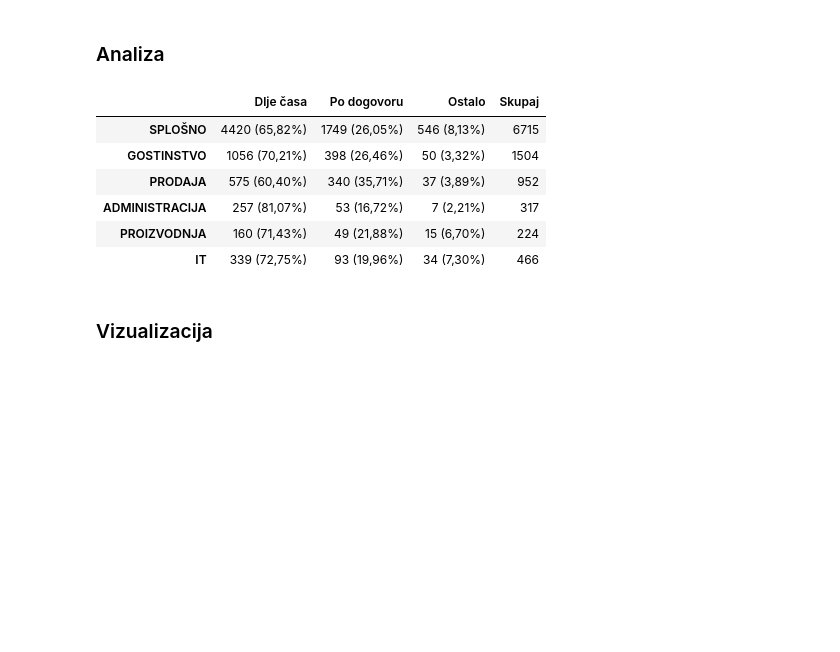
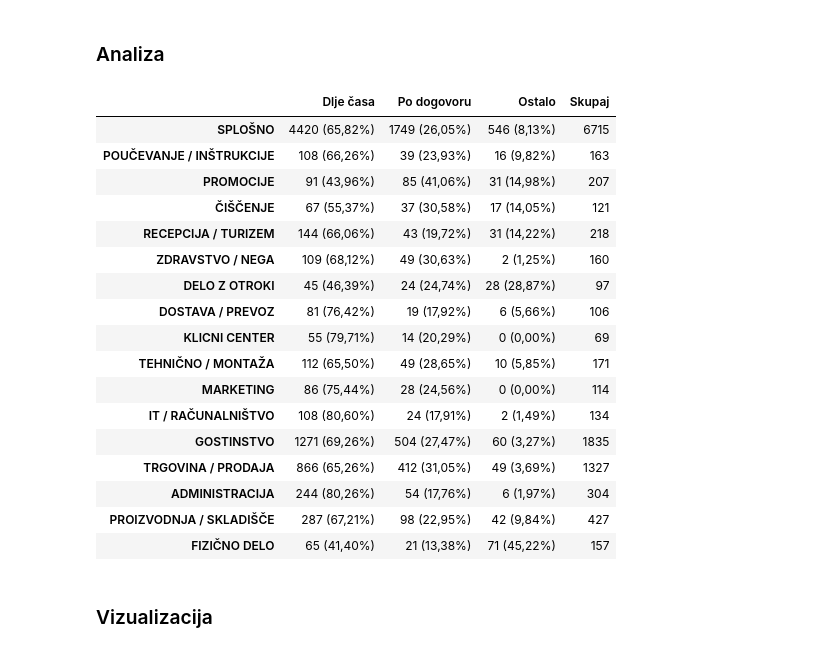
Before and after one commit to svenko99/PR2608, a Jupyter notebook: src/notebook/rezultati.ipynb, the cells around one changed output. Saved outputs shown, nothing was run; the diff lists cells and outputs as text; code cells hidden in the pictures; blank space fills up the shorter version.

```diff
--- a/src/notebook/rezultati.ipynb
+++ b/src/notebook/rezultati.ipynb
@@ -401,7 +401,8 @@ languages = {
     "JavaScript": r"\bJavaScript[aeiou]?\b|\bNode(?:\.?js|JS)\b",
     "PHP": r"\bPHP(?:j?[aeiou])?\b",
     "SQL": r"\b(?:My|Postgre)?SQL(?:j?[aeiou])?\b|\bMariaDB\b",
-    "Java": r"\bJav[aeiou]\b(?!Script)",  # Java/Javo/Jave/Javi — vedno ima samoglasnik
+    "Java": r"\bJav[aeo]\b(?!Script)",
+    # ujame Java/Javo/Jave (sklonjene oblike); "Javi" izpuščen, ker je v slovenščini pretežno glagol ("se javi")
     "C#": r"\bC#(?![a-zA-Z0-9])",  # \b ne deluje za # ker ni word char
     "C++": r"\bC\+\+(?![a-zA-Z0-9])",  # isto za +
     "TypeScript": r"\bTypeScript[aeiou]?\b",
@@ -763,18 +791,41 @@ titles = (data["title"].fillna("") + " " + data["subtitle"].fillna("")).str.uppe
 
 
 def categorize(title):
-    if "PROGRAMIRANJE" in title or "IT" in title:
-        return "IT"
-    elif "STREŽBA" in title or "KUHINJI" in title:
+    # Specifične niše najprej (zmagajo nad bolj splošnimi).
+    if "POUČEVAN" in title or "INŠTRUKCIJ" in title or "TUTOR" in title:
+        return "POUČEVANJE / INŠTRUKCIJE"
+    if "PROMOCIJ" in title or "POSPEŠEVAN" in title or "ANKETIRAN" in title:
+        return "PROMOCIJE"
+    if "ČIŠČENJ" in title:
+        return "ČIŠČENJE"
+    if "RECEPCIJ" in title or "TURIZ" in title:
+        return "RECEPCIJA / TURIZEM"
+    if "ZDRAVSTV" in title or " NEGA" in title or "FIZIOTER" in title or "MEDICIN" in title or "KINEZIOLOG" in title:
+        return "ZDRAVSTVO / NEGA"
+    if "OTROK" in title or "OTROČ" in title or "VARSTV" in title or "ANIMATOR" in title:
+        return "DELO Z OTROKI"
+    if "DOSTAV" in title or "RAZVOZ" in title or "KURIR" in title or "ŠOFER" in title:
+        return "DOSTAVA / PREVOZ"
+    if "KLICNI" in title or "TELEFONIST" in title:
+        return "KLICNI CENTER"
+    if "MONTAŽ" in title or "GRADBEN" in title or "ELEKTROTEHN" in title or "MONTER" in title:
+        return "TEHNIČNO / MONTAŽA"
+    if "MARKETING" in title or "TRŽENJ" in title:
+        return "MARKETING"
+    if "PROGRAMIR" in title or " IT " in title or title.startswith("IT ") or title.endswith(
+            " IT") or "SPLETN" in title or "RAČUNALNIŠ" in title:
+        return "IT / RAČUNALNIŠTVO"
+    if "STREŽB" in title or "KUHINJ" in title or "NATAKAR" in title or "POMIVANJ" in title:
         return "GOSTINSTVO"
-    elif "TRGOVINI" in title or "PRODAJA" in title or "BLAGAJNIK" in title:
-        return "PRODAJA"
-    elif "ADMINISTRATIVNA" in title or "ADMINISTRACIJA" in title:
+    if "TRGOVIN" in title or "PRODAJ" in title or "BLAGAJN" in title or "BENCINSK" in title or "POLNJENJ POLIC" in title:
+        return "TRGOVINA / PRODAJA"
+    if "ADMINISTR" in title or "TAJNIK" in title:
         return "ADMINISTRACIJA"
-    elif "PROIZVODNJI" in title or "PROIZVODNJA" in title:
-        return "PROIZVODNJA"
-    else:
-        return "OSTALO"
+    if "PROIZVODNJ" in title or "PAKIRAN" in title or "SKLADIŠČ" in title:
+        return "PROIZVODNJA / SKLADIŠČE"
+    if "FIZIČN" in title or "DVIGOVAN" in title or "NAKLAD" in title:
+        return "FIZIČNO DELO"
+    return "OSTALO"
 
 
 data["category"] = titles.map(categorize)
@@ -792,39 +843,55 @@ def make_table(df):
     })
 
     return result
 
 
-categories = ["GOSTINSTVO", "PRODAJA", "ADMINISTRACIJA", "PROIZVODNJA", "IT"]
+categories = ["POUČEVANJE / INŠTRUKCIJE", "PROMOCIJE", "ČIŠČENJE",
+              "RECEPCIJA / TURIZEM", "ZDRAVSTVO / NEGA", "DELO Z OTROKI",
+              "DOSTAVA / PREVOZ", "KLICNI CENTER", "TEHNIČNO / MONTAŽA",
+              "MARKETING", "IT / RAČUNALNIŠTVO", "GOSTINSTVO",
+              "TRGOVINA / PRODAJA", "ADMINISTRACIJA", "PROIZVODNJA / SKLADIŠČE",
+              "FIZIČNO DELO"]
 table_data = {}
 row_names = ["SPLOŠNO"] + categories
 for name in row_names:
     if name == "SPLOŠNO":  #splošno -> vsa dela(da bomo imeli za primerjavo odstopanja pri specifičnih vrstah)
         df = data
     else:
         df = data[data["category"] == name]
     total = len(df)
     counts = df["trajanje"].value_counts().reindex(["DLJE ČASA", "PO DOGOVORU", "OSTALO"], fill_value=0)
     percentages = (counts / total * 100).round(2) if total > 0 else pd.Series([0.0] * 3,
                                                                               index=["DLJE ČASA", "PO DOGOVORU",
                                                                                      "OSTALO"])
     formatted = {
         "Dlje časa": f"{int(counts['DLJE ČASA'])} ({percentages['DLJE ČASA']:.2f}%)".replace(".", ","),
         "Po dogovoru": f"{int(counts['PO DOGOVORU'])} ({percentages['PO DOGOVORU']:.2f}%)".replace(".", ","),
         "Ostalo": f"{int(counts['OSTALO'])} ({percentages['OSTALO']:.2f}%)".replace(".", ","),
         "Skupaj": int(total)
     }
     table_data[name] = formatted
 
 result_table = pd.DataFrame(table_data).T
 display(result_table)
 # %% [output]
 |  | Dlje časa | Po dogovoru | Ostalo | Skupaj |
 | SPLOŠNO | 4420 (65,82%) | 1749 (26,05%) | 546 (8,13%) | 6715 |
-| GOSTINSTVO | 1056 (70,21%) | 398 (26,46%) | 50 (3,32%) | 1504 |
-| PRODAJA | 575 (60,40%) | 340 (35,71%) | 37 (3,89%) | 952 |
-| ADMINISTRACIJA | 257 (81,07%) | 53 (16,72%) | 7 (2,21%) | 317 |
-| PROIZVODNJA | 160 (71,43%) | 49 (21,88%) | 15 (6,70%) | 224 |
-| IT | 339 (72,75%) | 93 (19,96%) | 34 (7,30%) | 466 |
+| POUČEVANJE / INŠTRUKCIJE | 108 (66,26%) | 39 (23,93%) | 16 (9,82%) | 163 |
+| PROMOCIJE | 91 (43,96%) | 85 (41,06%) | 31 (14,98%) | 207 |
+| ČIŠČENJE | 67 (55,37%) | 37 (30,58%) | 17 (14,05%) | 121 |
+| RECEPCIJA / TURIZEM | 144 (66,06%) | 43 (19,72%) | 31 (14,22%) | 218 |
+| ZDRAVSTVO / NEGA | 109 (68,12%) | 49 (30,63%) | 2 (1,25%) | 160 |
+| DELO Z OTROKI | 45 (46,39%) | 24 (24,74%) | 28 (28,87%) | 97 |
+| DOSTAVA / PREVOZ | 81 (76,42%) | 19 (17,92%) | 6 (5,66%) | 106 |
+| KLICNI CENTER | 55 (79,71%) | 14 (20,29%) | 0 (0,00%) | 69 |
+| TEHNIČNO / MONTAŽA | 112 (65,50%) | 49 (28,65%) | 10 (5,85%) | 171 |
+| MARKETING | 86 (75,44%) | 28 (24,56%) | 0 (0,00%) | 114 |
+| IT / RAČUNALNIŠTVO | 108 (80,60%) | 24 (17,91%) | 2 (1,49%) | 134 |
+| GOSTINSTVO | 1271 (69,26%) | 504 (27,47%) | 60 (3,27%) | 1835 |
+| TRGOVINA / PRODAJA | 866 (65,26%) | 412 (31,05%) | 49 (3,69%) | 1327 |
+| ADMINISTRACIJA | 244 (80,26%) | 54 (17,76%) | 6 (1,97%) | 304 |
+| PROIZVODNJA / SKLADIŠČE | 287 (67,21%) | 98 (22,95%) | 42 (9,84%) | 427 |
+| FIZIČNO DELO | 65 (41,40%) | 21 (13,38%) | 71 (45,22%) | 157 |
 # %% [markdown]
 ### Vizualizacija
 # %%
```
Also changed, not shown: parts of 14 cells of this notebook.
